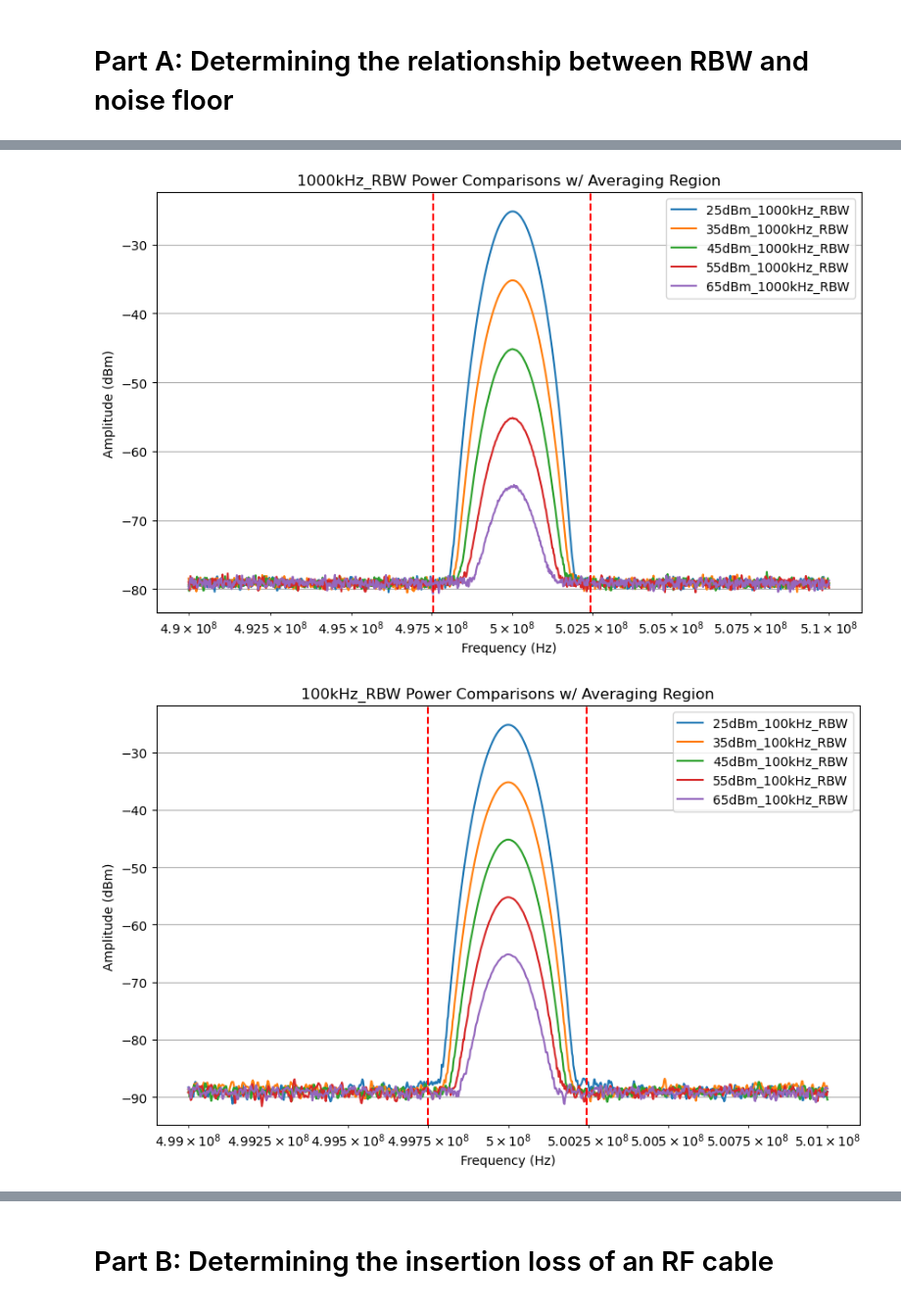
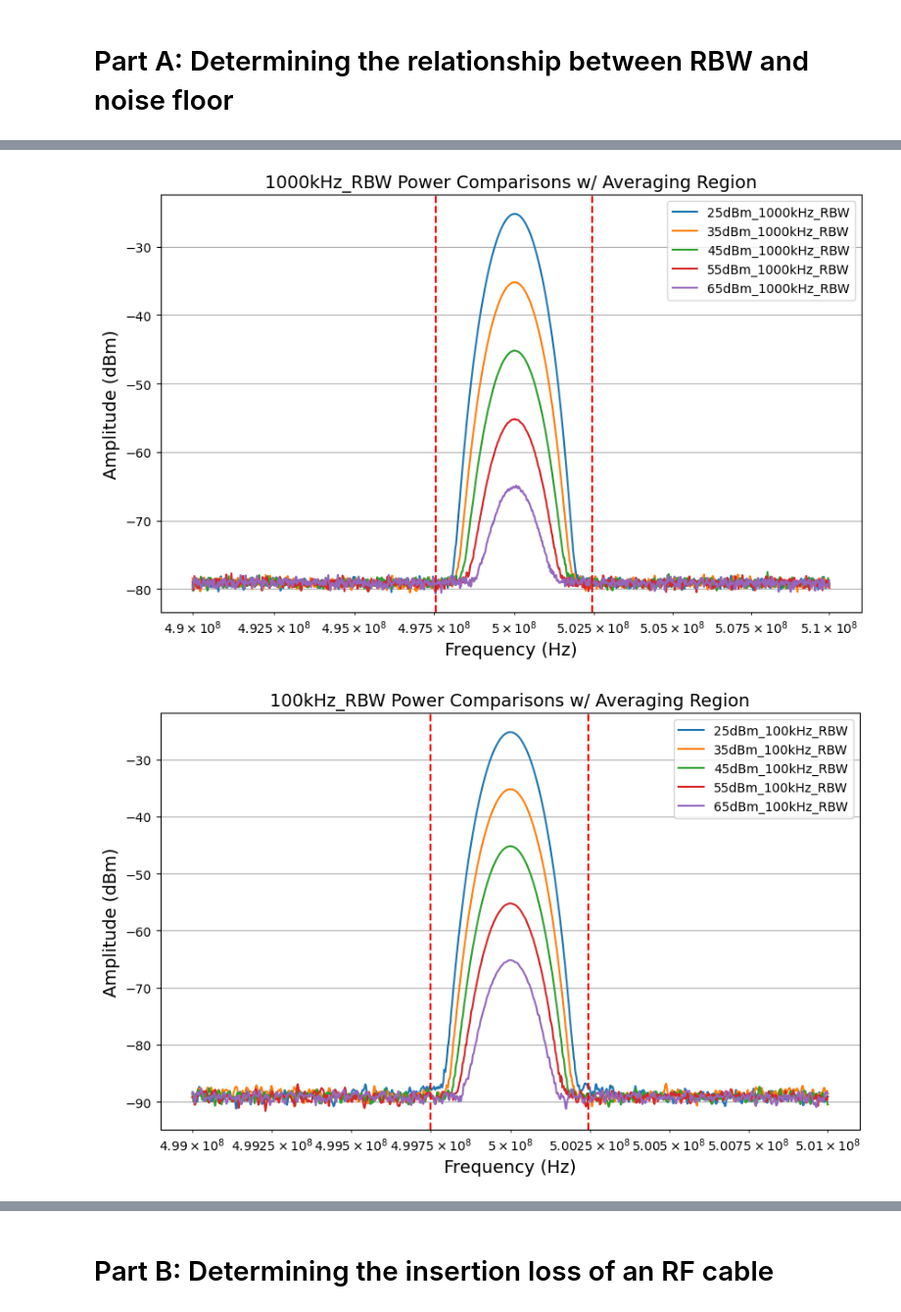
Before and after one commit to MazinDan/RF_Lab, a Jupyter notebook: Lab5_RF_Notebook.ipynb, the cells around one changed output, grey strips where cells are left out. Shown at 98% size. Saved outputs shown, nothing was run; the diff lists cells and outputs as text; code cells hidden in the pictures.

```diff
--- a/Lab5_RF_Notebook.ipynb
+++ b/Lab5_RF_Notebook.ipynb
@@ -97,10 +97,10 @@ for folder_name, folder_df in part_a_df.groupby('source_folder'):
             plt.plot(file_df['Frequency'], file_df['Amplitude'], label=f"{file_name}")
 
         # Set the x-axis to display a controlled number of ticks
-        plt.xlabel('Frequency (Hz)')
+        plt.xlabel('Frequency (Hz)', fontsize='14')
         plt.xscale('log')
-        plt.ylabel('Amplitude (dBm)')
-        plt.title(f'{title.replace("_", " ")} Power Comparisons')
+        plt.ylabel('Amplitude (dBm)', fontsize='14')
+        plt.title(f'{title.replace("_", " ")} Power Comparisons', fontsize='14')
         plt.legend()
         #plt.legend(title='File', bbox_to_anchor=(1.05, 1), loc='upper left')
         #plt.subplots_adjust(right=0.75)
@@ -128,35 +128,35 @@ for folder_name, folder_df in part_a_df.groupby('source_folder'):
     # Extract unique stems
     unique_stems = folder_df['source_file'].apply(lambda x: re.search(r'(\d+kHz_RBW)', x))
     unique_stems = unique_stems.dropna().apply(lambda x: x.group(0)).unique()
 
     for stem in unique_stems:
         plt.figure(figsize=(10, 6))
 
         stem_files = folder_df[folder_df['source_file'].str.contains(str(stem))]
 
         # Get unique file names within this stem group and sort them
         unique_files = stem_files['source_file'].unique()
         sorted_files = sorted(unique_files, key=extract_numeric)
 
         # Plot each unique file within the stem group on the same figure
         for file_name in sorted_files:
             file_df = stem_files[stem_files['source_file'] == file_name]
             plt.plot(file_df['Frequency'], file_df['Amplitude'], label=f"{file_name}")
 
         # Draw red vertical lines indicating the clipping boundaries
         if stem in frequency_clipping_ranges:
             freq_min, freq_max = frequency_clipping_ranges[stem]
             plt.axvline(x=freq_min, color='red', linestyle='--', label='_nolegend_')
             plt.axvline(x=freq_max, color='red', linestyle='--', label='_nolegend_')
 
         # Set the x-axis to display a controlled number of ticks
-        plt.xlabel('Frequency (Hz)')
+        plt.xlabel('Frequency (Hz)', fontsize='14')
         plt.xscale('log')
-        plt.ylabel('Amplitude (dBm)')
-        plt.title(f'{stem} Power Comparisons w/ Averaging Region')
+        plt.ylabel('Amplitude (dBm)', fontsize='14')
+        plt.title(f'{stem} Power Comparisons w/ Averaging Region', fontsize='14')
         plt.legend()
         plt.grid(True)
         plt.show()
 # %% [output]
-[figure, old version]
+[figure, new version]
-[figure, old version]
+[figure, new version]
```
Also changed, not shown: parts of 10 cells of this notebook.
